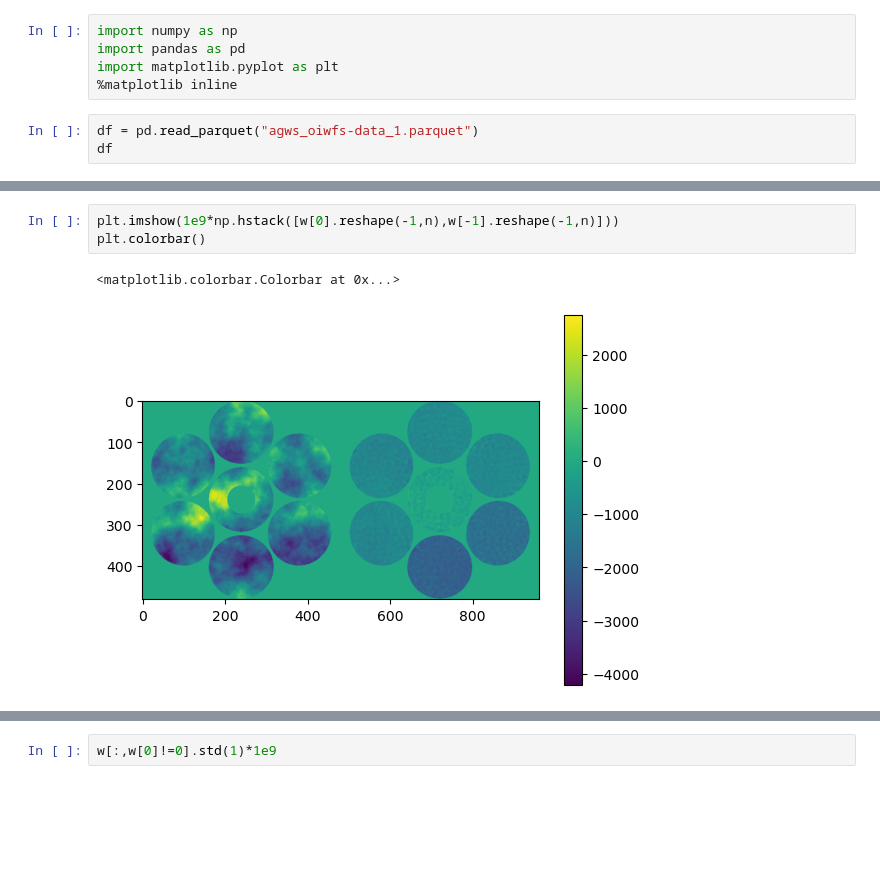
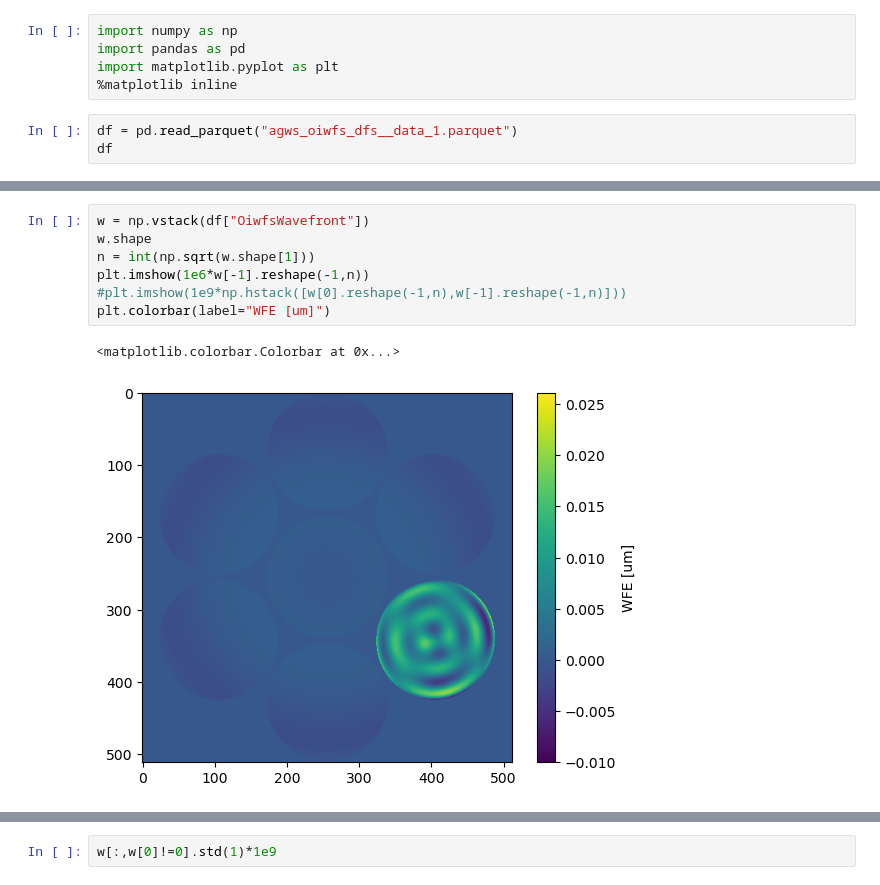
Before and after one commit to GMTO-Integrated-Modeling/grsim, a Jupyter notebook: ltao/src/bin/agws_oiwfs/data.ipynb, the cells around one changed output, grey strips where cells are left out. Cells and saved outputs as stored; diff of their text form; blank space fills up the shorter version.

```diff
--- a/ltao/src/bin/agws_oiwfs/data.ipynb
+++ b/ltao/src/bin/agws_oiwfs/data.ipynb
@@ -4,6 +4,6 @@ import pandas as pd
 import matplotlib.pyplot as plt
 %matplotlib inline
 # %%
-df = pd.read_parquet("agws_oiwfs-data_1.parquet")
+df = pd.read_parquet("agws_oiwfs_dfs__data_1.parquet")
 df
 # %% [output]
@@ -25,6 +33,10 @@ n = int(np.sqrt(w.shape[1]))
 # %%
-plt.imshow(1e9*np.hstack([w[0].reshape(-1,n),w[-1].reshape(-1,n)]))
-plt.colorbar()
+w = np.vstack(df["OiwfsWavefront"])
+w.shape
+n = int(np.sqrt(w.shape[1]))
+plt.imshow(1e6*w[-1].reshape(-1,n))
+#plt.imshow(1e9*np.hstack([w[0].reshape(-1,n),w[-1].reshape(-1,n)]))
+plt.colorbar(label="WFE [um]")
 # %% [output]
 <matplotlib.colorbar.Colorbar at 0x...>
-[figure, old version]
+[figure, new version]
```
Also changed, not shown: parts of 10 cells of this notebook, 6 other files.
